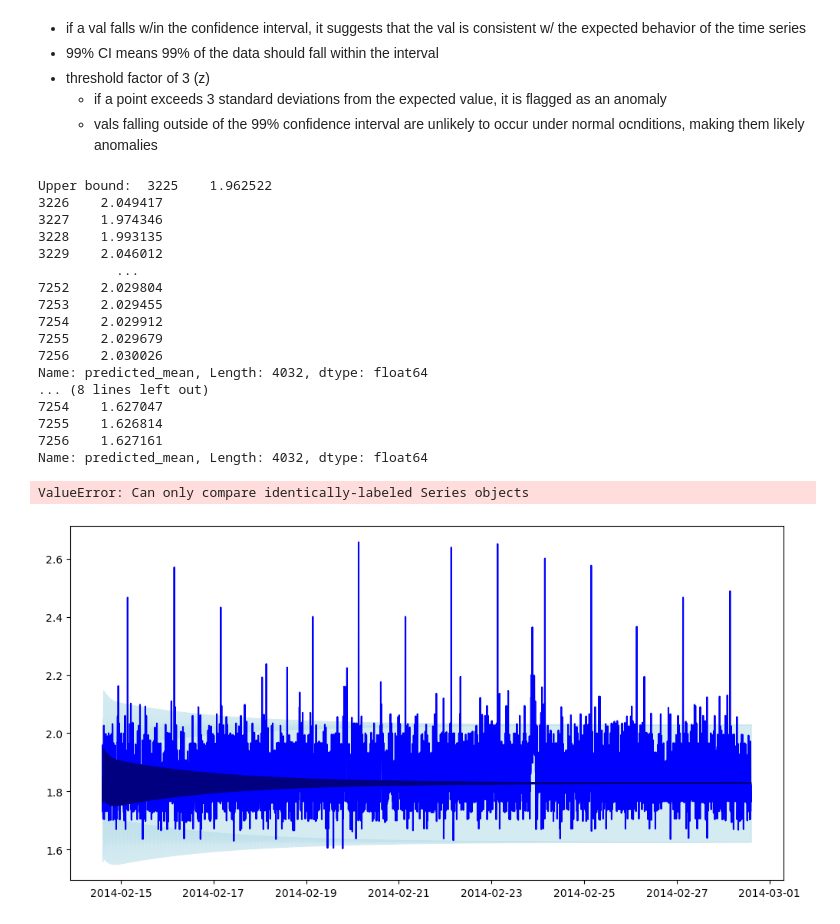
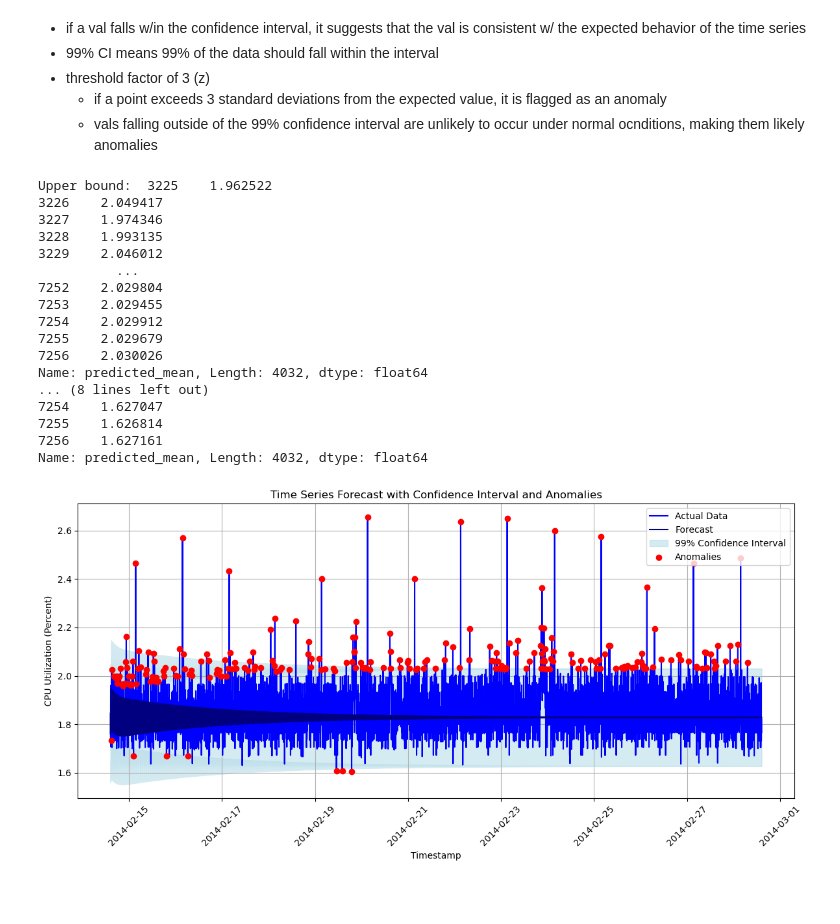
Before and after one commit to harrisvben/arima_ddos_detection, a Jupyter notebook: SCRIPTS/arima-notes-and-testing.ipynb, the cells around one changed output. Drawn from its saved outputs; the diff is of its cells as text; code cells hidden in the pictures; blank space fills up the shorter version.

Commit message:
made OUTPUT folder, added plots, and edited arima scripts

```diff
--- a/SCRIPTS/arima-notes-and-testing.ipynb
+++ b/SCRIPTS/arima-notes-and-testing.ipynb
@@ -297,44 +284,47 @@ plt.fill_between(cpu_util_df['timestamp'][:forecast_steps], lower_bound, upper_b
 
 # mark anomalies
 # Identify anomalies where actual values fall outside the bounds
-# cpu_util_df["is_anomaly"] = (
-#     (cpu_util_df["value"] > upper_bound) | (cpu_util_df["value"] < lower_bound)
-# ).astype(int)
-print("HEREEEEE")
-print(len(cpu_util_df["value"]))
-print(len(upper_bound))
-print(len(lower_bound))
+# Reset index to ignore original labels
+upper_bound = upper_bound.reset_index(drop=True)
+lower_bound = lower_bound.reset_index(drop=True)
+cpu_util_df["value"] = cpu_util_df["value"].reset_index(drop=True)
+
+# Now compare without errors
+cpu_util_df["is_anomaly"] = (
+    (cpu_util_df["value"] > upper_bound) | (cpu_util_df["value"] < lower_bound)
+).astype(int)
+
+
 
 
 
 anomalies = cpu_util_df[cpu_util_df["is_anomaly"] == 1]
 plt.scatter(anomalies['timestamp'], anomalies['value'], color='red', label="Anomalies", zorder=5)
 
 plt.xlabel("Timestamp")
 plt.ylabel("CPU Utilization (Percent)")
 plt.title("Time Series Forecast with Confidence Interval and Anomalies")
 plt.legend()
 plt.xticks(rotation=45)
 plt.grid(True)
 plt.tight_layout()
 plt.show()
 # %% [output]
 Upper bound:  3225    1.962522
 3226    2.049417
 3227    1.974346
 3228    1.993135
 3229    2.046012
           ...
 7252    2.029804
 7253    2.029455
 7254    2.029912
 7255    2.029679
 7256    2.030026
 Name: predicted_mean, Length: 4032, dtype: float64
 ... (8 lines left out)
 7254    1.627047
 7255    1.626814
 7256    1.627161
 Name: predicted_mean, Length: 4032, dtype: float64
-ValueError: Can only compare identically-labeled Series objects
-[figure, old version]
+[figure, new version]
```
Also changed, not shown: parts of 3 cells of this notebook, 6 other files.
